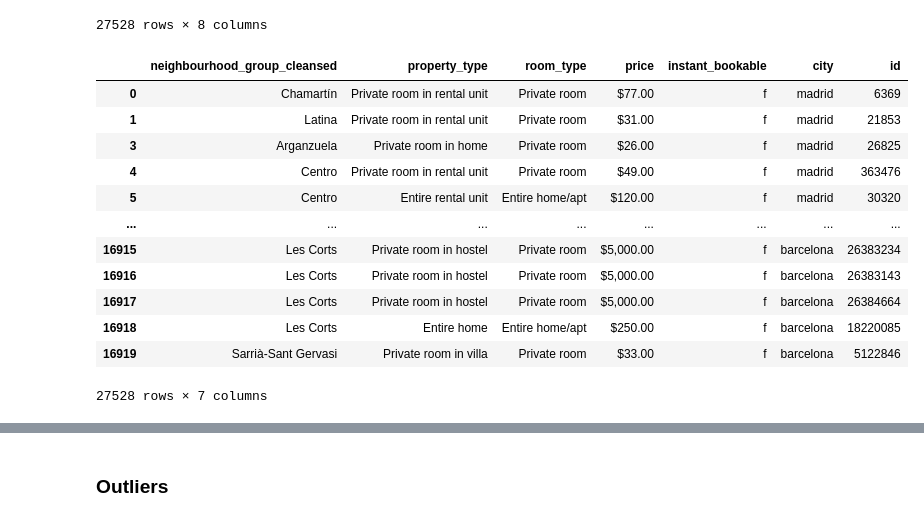
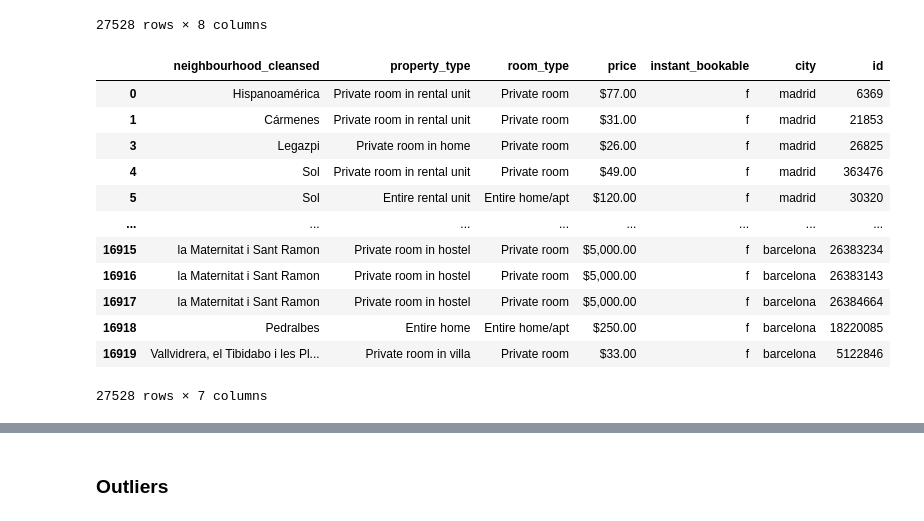
Before and after one commit to coisigna/dsb_p2_airbnb_price_predictor, a Jupyter notebook: ipynbs/Europa_airbnb_Dani.ipynb, the cells around one changed output, grey strips where cells are left out. Cells and saved outputs as stored; diff of their text form; code cells hidden in the pictures.

```diff
--- a/ipynbs/Europa_airbnb_Dani.ipynb
+++ b/ipynbs/Europa_airbnb_Dani.ipynb
@@ -139,3 +139,22 @@ df["bathrooms_text"] = df["bathrooms_text"].apply(lambda x : x.split(" ")[0] if
 bath_map = {"Private" : 1, "Shared" : 0.5, "Half-bath" : 0.5}
 
 df["bathrooms_text"] = df["bathrooms_text"].apply(lambda x : bath_map[x] if x in bath_map.keys() else float(x))
+# %%
+import json
+l_amenities_cleaned = list()
+for i in df["amenities"]:
+
+    l_amenities_cleaned.append(json.loads(i))
+
+# More relevant amenities, to see why check EDA
+
+
+l_amenities_valuables = ['Long term stays allowed','Cooking basics','Dishes and silverware','Essentials','Coffee maker','Hair dryer','Microwave','Refrigerator','Heating','Air conditioning']
+
+df_amenities_valuables = pd.DataFrame()
+
+for j in l_amenities_valuables:
+
+    df[j] = [1 if j in i else 0 for i in l_amenities_cleaned]
+
+df.drop("amenities", axis =1, inplace=True)
@@ -142,17 +177,17 @@ df["bathrooms_text"] = df["bathrooms_text"].apply(lambda x : bath_map[x] if x in
 # %%
-# amenities: número de elementos en la lista
+# # amenities: número de elementos en la lista
 
-list_amenities = list()
+# list_amenities = list()
 
-for num, x in enumerate(df["amenities"].values):
-    try:
-        list_amenities.append(len(json.loads((x.replace("'", '"')))))
+# for num, x in enumerate(df["amenities"].values):
+#     try:
+#         list_amenities.append(len(json.loads((x.replace("'", '"')))))
 
-    except:
-        list_amenities.append(len(x.replace("'", '"').replace("\\", "")))
+#     except:
+#         list_amenities.append(len(x.replace("'", '"').replace("\\", "")))
 
 
-df["amenities"] = list_amenities
+# df["amenities"] = list_amenities
 # %%
 # Quito esta columna por la cantidad de NaN's, pero creo que si estuviera el modelo daría mejores resultados
 # Se pueden llenar con KNNImputer
@@ -215,22 +250,22 @@ df_cat
 # %%
 # Decido quedarme solo con "neighbourhood_group_cleansed"
 
-df_cat.drop(["neighbourhood_cleansed"], axis = 1, inplace = True)
+df_cat.drop(["neighbourhood_group_cleansed"], axis = 1, inplace = True)
 
 df_cat
 # %% [output]
-|  | neighbourhood_group_cleansed | property_type | room_type | price | instant_bookable | city | id |
-| 0 | Chamartín | Private room in rental unit | Private room | $77.00 | f | madrid | 6369 |
-| 1 | Latina | Private room in rental unit | Private room | $31.00 | f | madrid | 21853 |
-| 3 | Arganzuela | Private room in home | Private room | $26.00 | f | madrid | 26825 |
-| 4 | Centro | Private room in rental unit | Private room | $49.00 | f | madrid | 363476 |
-| 5 | Centro | Entire rental unit | Entire home/apt | $120.00 | f | madrid | 30320 |
+|  | neighbourhood_cleansed | property_type | room_type | price | instant_bookable | city | id |
+| 0 | Hispanoamérica | Private room in rental unit | Private room | $77.00 | f | madrid | 6369 |
+| 1 | Cármenes | Private room in rental unit | Private room | $31.00 | f | madrid | 21853 |
+| 3 | Legazpi | Private room in home | Private room | $26.00 | f | madrid | 26825 |
+| 4 | Sol | Private room in rental unit | Private room | $49.00 | f | madrid | 363476 |
+| 5 | Sol | Entire rental unit | Entire home/apt | $120.00 | f | madrid | 30320 |
 | ... | ... | ... | ... | ... | ... | ... | ... |
-| 16915 | Les Corts | Private room in hostel | Private room | $5,000.00 | f | barcelona | 26383234 |
-| 16916 | Les Corts | Private room in hostel | Private room | $5,000.00 | f | barcelona | 26383143 |
-| 16917 | Les Corts | Private room in hostel | Private room | $5,000.00 | f | barcelona | 26384664 |
-| 16918 | Les Corts | Entire home | Entire home/apt | $250.00 | f | barcelona | 18220085 |
-| 16919 | Sarrià-Sant Gervasi | Private room in villa | Private room | $33.00 | f | barcelona | 5122846 |
+| 16915 | la Maternitat i Sant Ramon | Private room in hostel | Private room | $5,000.00 | f | barcelona | 26383234 |
+| 16916 | la Maternitat i Sant Ramon | Private room in hostel | Private room | $5,000.00 | f | barcelona | 26383143 |
+| 16917 | la Maternitat i Sant Ramon | Private room in hostel | Private room | $5,000.00 | f | barcelona | 26384664 |
+| 16918 | Pedralbes | Entire home | Entire home/apt | $250.00 | f | barcelona | 18220085 |
+| 16919 | Vallvidrera, el Tibidabo i les Pl... | Private room in villa | Private room | $33.00 | f | barcelona | 5122846 |
 27528 rows × 7 columns
 # %%
 # price: limpieza de columna
```
Also changed, not shown: parts of 32 cells of this notebook, 4 other files.
